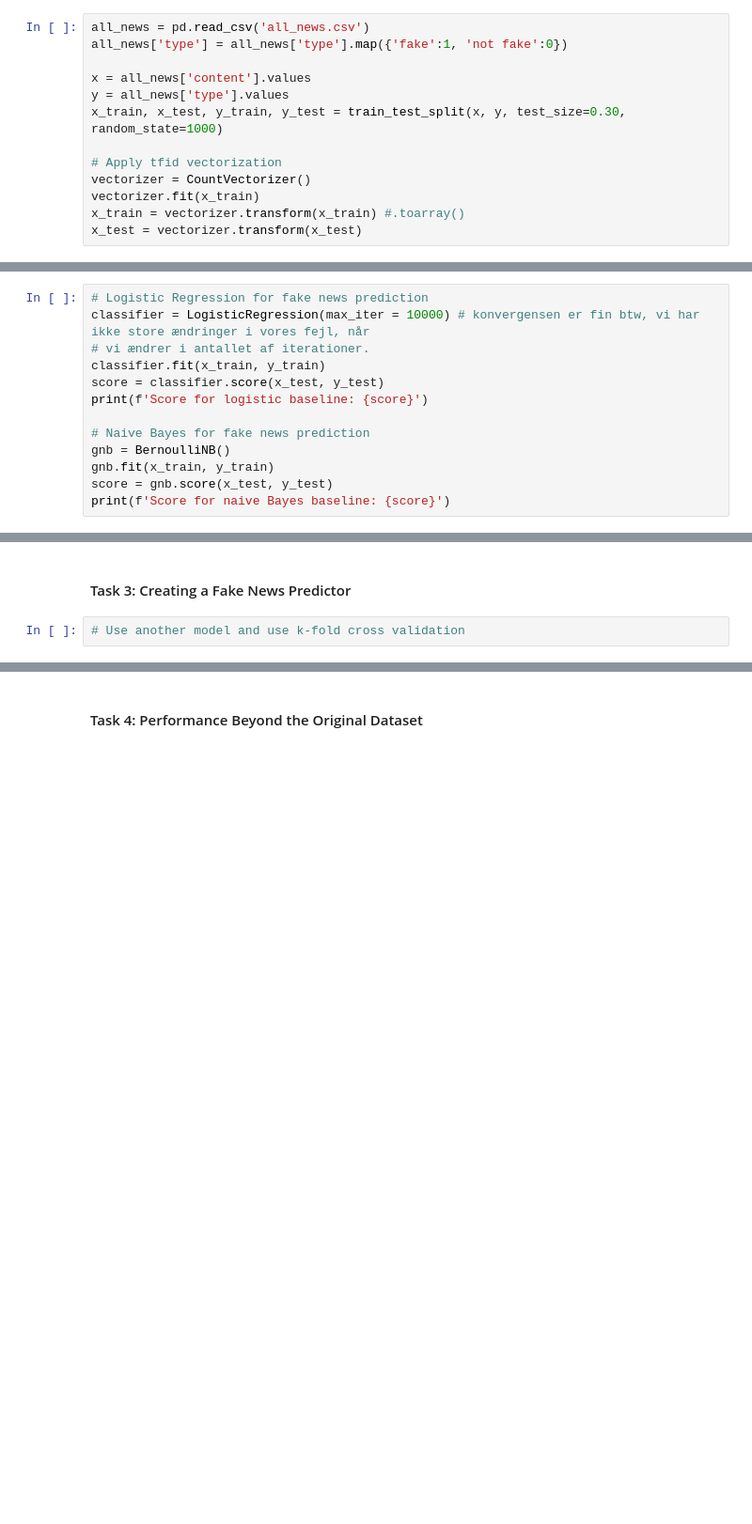
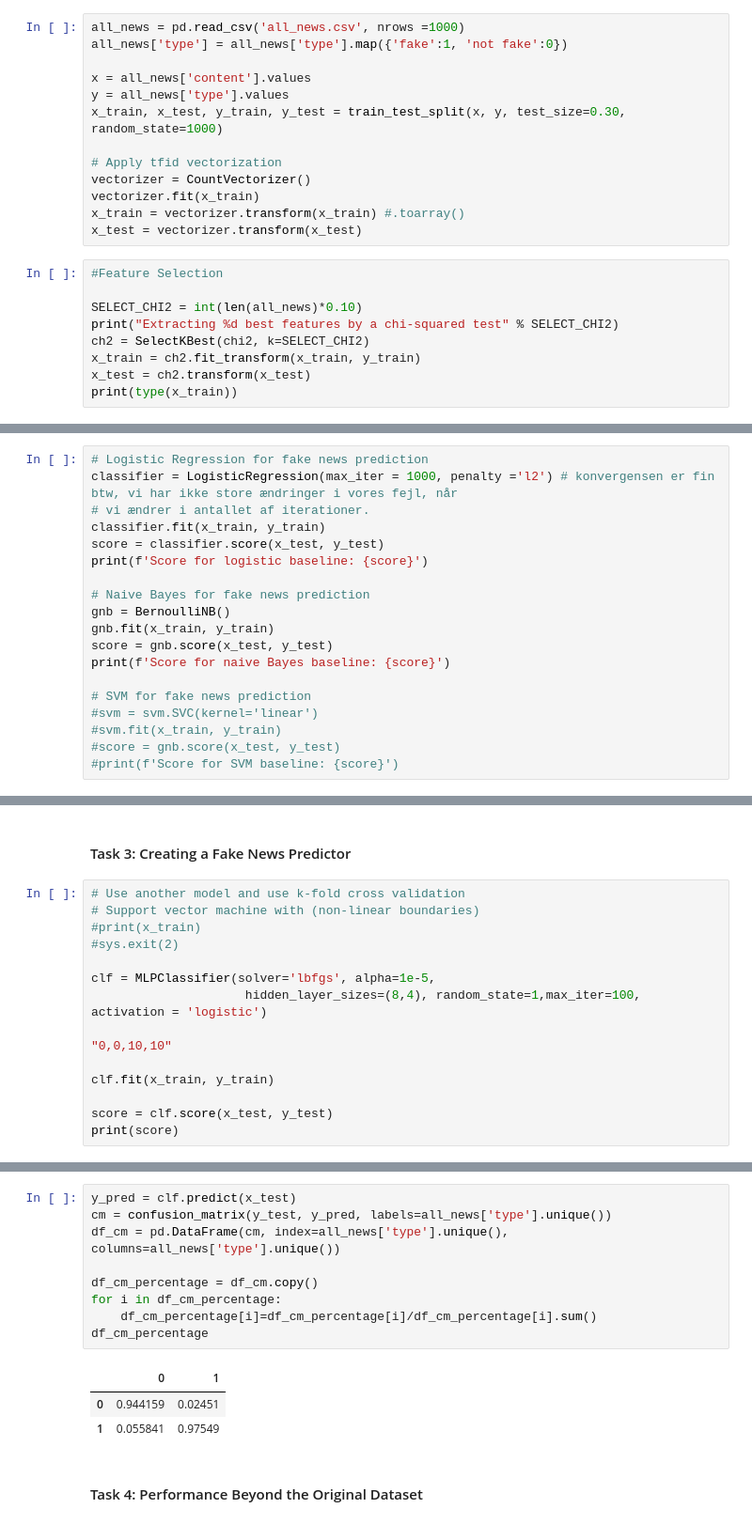
Before and after one commit to seholm-droid/DataScience, a Jupyter notebook: FinalProject.ipynb, the cells around one changed output, grey strips where cells are left out. Shown at 94% size. Drawn from its saved outputs; the diff is of its cells as text; blank space fills up the shorter version.

```diff
--- a/FinalProject.ipynb
+++ b/FinalProject.ipynb
@@ -62,5 +125,5 @@ Length of all news: 220142
 # %%
-all_news = pd.read_csv('all_news.csv')
+all_news = pd.read_csv('all_news.csv', nrows =1000)
 all_news['type'] = all_news['type'].map({'fake':1, 'not fake':0})
 
 x = all_news['content'].values
@@ -72,3 +135,12 @@ vectorizer = CountVectorizer()
 vectorizer.fit(x_train)
 x_train = vectorizer.transform(x_train) #.toarray()
 x_test = vectorizer.transform(x_test)
+# %%
+#Feature Selection
+
+SELECT_CHI2 = int(len(all_news)*0.10)
+print("Extracting %d best features by a chi-squared test" % SELECT_CHI2)
+ch2 = SelectKBest(chi2, k=SELECT_CHI2)
+x_train = ch2.fit_transform(x_train, y_train)
+x_test = ch2.transform(x_test)
+print(type(x_train))
@@ -75,6 +150,6 @@ x_test = vectorizer.transform(x_test)
 # %%
 # Logistic Regression for fake news prediction
-classifier = LogisticRegression(max_iter = 10000) # konvergensen er fin btw, vi har ikke store ændringer i vores fejl, når
+classifier = LogisticRegression(max_iter = 1000, penalty ='l2') # konvergensen er fin btw, vi har ikke store ændringer i vores fejl, når
 # vi ændrer i antallet af iterationer.
 classifier.fit(x_train, y_train)
 score = classifier.score(x_test, y_test)
@@ -85,4 +160,10 @@ gnb = BernoulliNB()
 gnb.fit(x_train, y_train)
 score = gnb.score(x_test, y_test)
 print(f'Score for naive Bayes baseline: {score}')
+
+# SVM for fake news prediction
+#svm = svm.SVC(kernel='linear')
+#svm.fit(x_train, y_train)
+#score = gnb.score(x_test, y_test)
+#print(f'Score for SVM baseline: {score}')
 # %% [output]
@@ -102,3 +186,16 @@ df_cm_percentage
 #### Task 3: Creating a Fake News Predictor
 # %%
 # Use another model and use k-fold cross validation
+# Support vector machine with (non-linear boundaries)
+#print(x_train)
+#sys.exit(2)
+
+clf = MLPClassifier(solver='lbfgs', alpha=1e-5,
+                     hidden_layer_sizes=(8,4), random_state=1,max_iter=100, activation = 'logistic')
+
+"0,0,10,10"
+
+clf.fit(x_train, y_train)
+
+score = clf.score(x_test, y_test)
+print(score)
@@ -105,3 +217,16 @@ df_cm_percentage
+# %%
+y_pred = clf.predict(x_test)
+cm = confusion_matrix(y_test, y_pred, labels=all_news['type'].unique())
+df_cm = pd.DataFrame(cm, index=all_news['type'].unique(), columns=all_news['type'].unique())
+
+df_cm_percentage = df_cm.copy()
+for i in df_cm_percentage:
+    df_cm_percentage[i]=df_cm_percentage[i]/df_cm_percentage[i].sum()
+df_cm_percentage
+# %% [output]
+|  | 0 | 1 |
+| 0 | 0.944159 | 0.02451 |
+| 1 | 0.055841 | 0.97549 |
 # %% [markdown]
 #### Task 4: Performance Beyond the Original Dataset
 # %%
```
Also changed, not shown: parts of 11 cells of this notebook, 2 other files.
